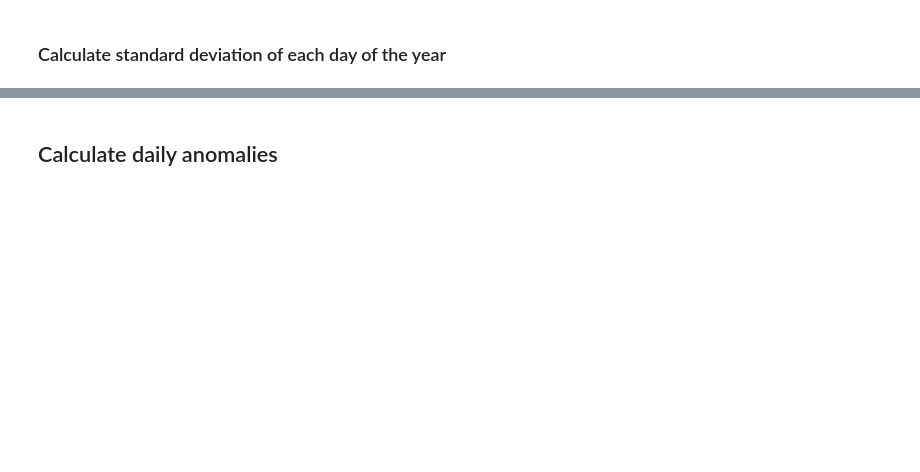
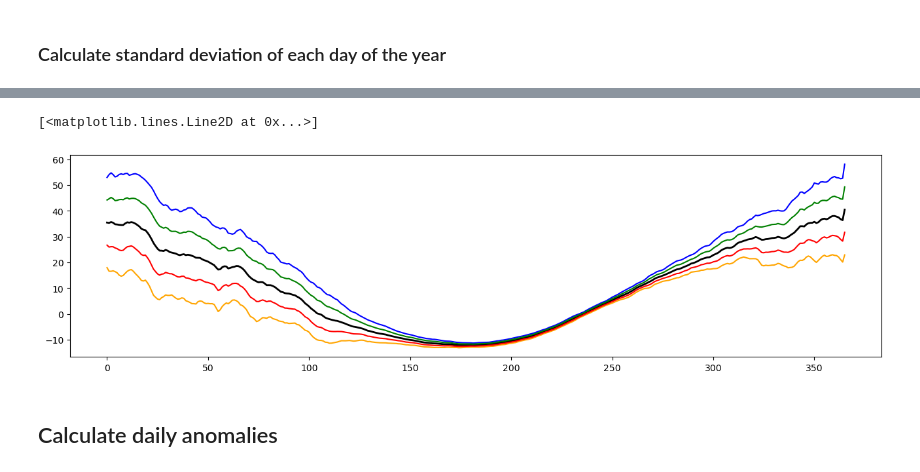
Before and after one commit to ZhengWinnieWu/course_statistics, a Jupyter notebook: unit2/mean_anomaly_calculation.ipynb, the cells around one changed output, grey strips where cells are left out. Saved outputs shown, nothing was run; the diff lists cells and outputs as text; code cells hidden in the pictures; blank space fills up the shorter version.

```diff
--- a/unit2/mean_anomaly_calculation.ipynb
+++ b/unit2/mean_anomaly_calculation.ipynb
@@ -61,13 +131,18 @@ fig = plt.figure(figsize =(16, 4))
 # %%
 # plot u1060_clim data
 fig = plt.figure(figsize =(16, 4))
 plt.plot(u1060_clim,'k',linewidth=2)
 
 # add +/- 1 standard deviation of u1060 on top of the daily climatology data
 plt.plot(u1060_clim+u1060_std,'blue')
 plt.plot(u1060_clim-u1060_std,'orange')
 
 # add +/- 0.5 standard deviation of u1060 on top of the daily climatology data
+plt.plot(u1060_clim+0.5*u1060_std,'green')
+plt.plot(u1060_clim-0.5*u1060_std,'red')
+# %% [output]
+[<matplotlib.lines.Line2D at 0x...>]
+[figure, added]
 # %% [markdown]
 ## Calculate daily anomalies
 # %%
```
Also changed, not shown: parts of 10 cells of this notebook.
